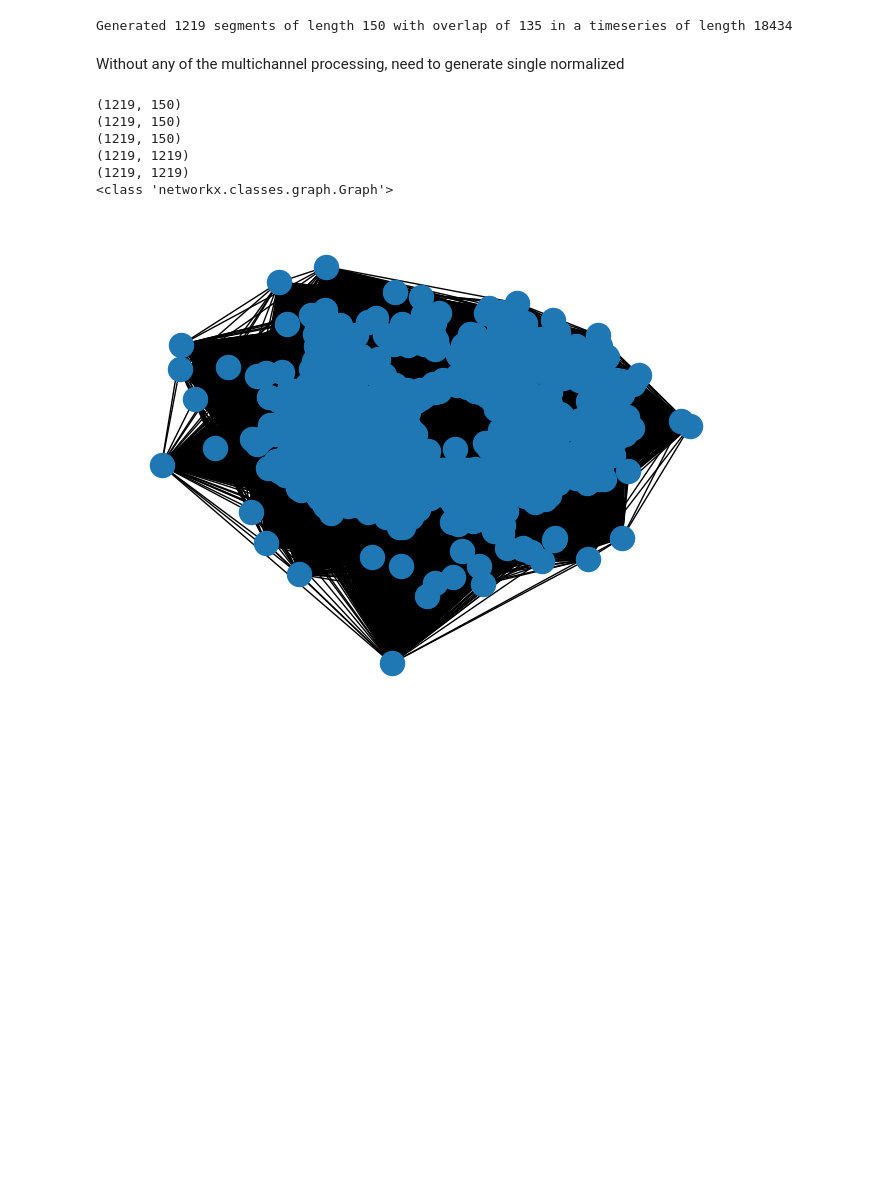
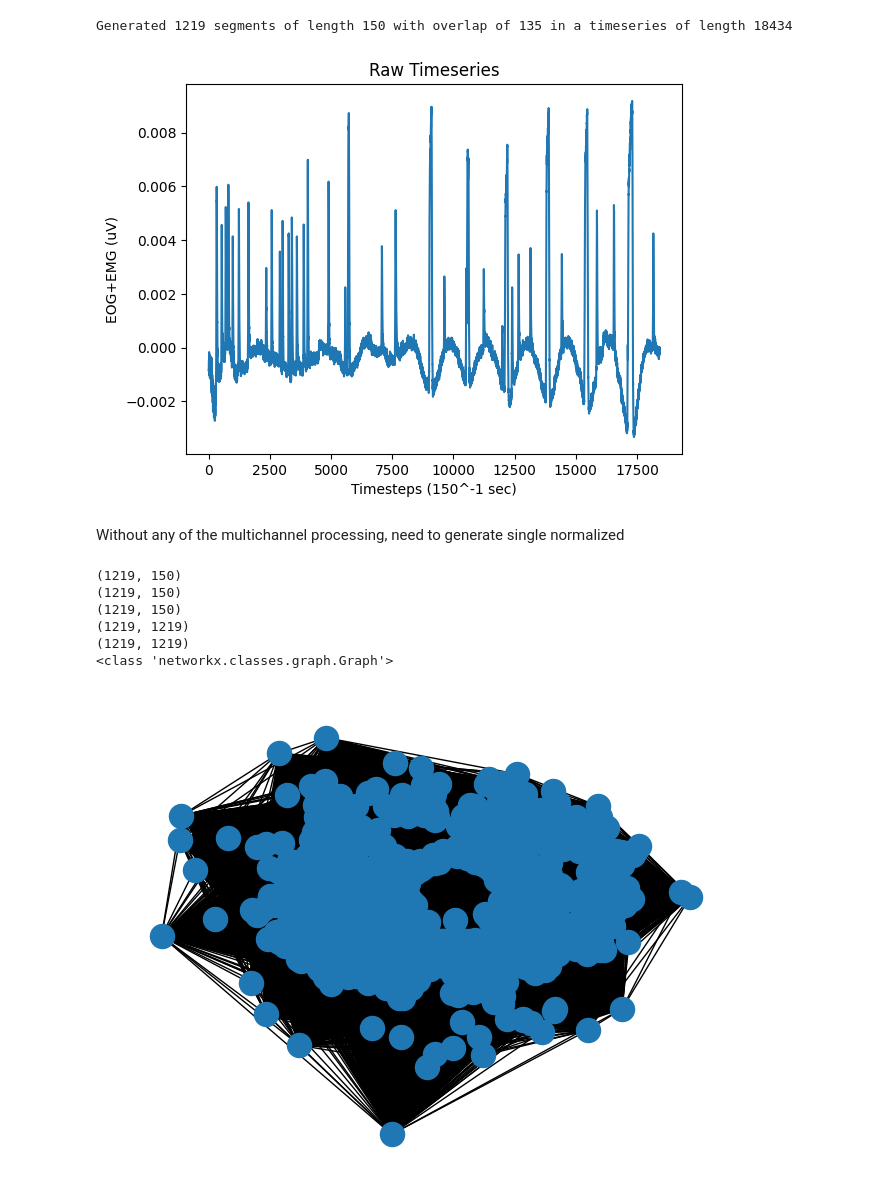
Before and after one commit to ijight/clustering-blepharospasms, a Jupyter notebook: JupyterNB/original-sliced-ts.ipynb, the cells around one changed output. Saved outputs shown, nothing was run; the diff lists cells and outputs as text; code cells hidden in the pictures; blank space fills up the shorter version.

```diff
--- a/JupyterNB/original-sliced-ts.ipynb
+++ b/JupyterNB/original-sliced-ts.ipynb
@@ -37,20 +37,28 @@ def get_degree_sequence(vg):
 # %%
 # data input
 singlechannel_timeseries = []
 datadir = "../Singlechannel\PreviousData_v2\\"
 for each in os.listdir(datadir):
     singlechannel_timeseries.append(list(scipy.io.loadmat(datadir+each)["X"][0]))
 
-# plt.plot(TS)
 
 TIMESTEP = 150
 OVERLAP = 135
 TS = singlechannel_timeseries[0]
 TRUNCATED = len(TS) % TIMESTEP
 SEGMENTS = [TS[i:i+TIMESTEP] for i in range(0, len(TS)-TIMESTEP+1, TIMESTEP-OVERLAP)] #(from 0 to last possible timestep, in steps of len of timestep (remove overlap))
 print("Generated " + str(len(SEGMENTS)) + " segments of length " + str(len(SEGMENTS[0])) + " with overlap of " + str(OVERLAP) + " in a timeseries of length " + str(len(singlechannel_timeseries[0])))
+
+plt.figure()
+plt.xlabel('Timesteps (150^-1 sec)')
+plt.ylabel('EOG+EMG (uV)')
+plt.title('Raw Timeseries')
+plt.plot(TS)
+
+plt.show()
 # %% [output]
 Generated 1219 segments of length 150 with overlap of 135 in a timeseries of length 18434
+[figure, added]
 # %% [markdown]
 Without any of the multichannel processing, need to generate single normalized
 # %%
```
Also changed, not shown: parts of 1 cell of this notebook, 14 other files.
